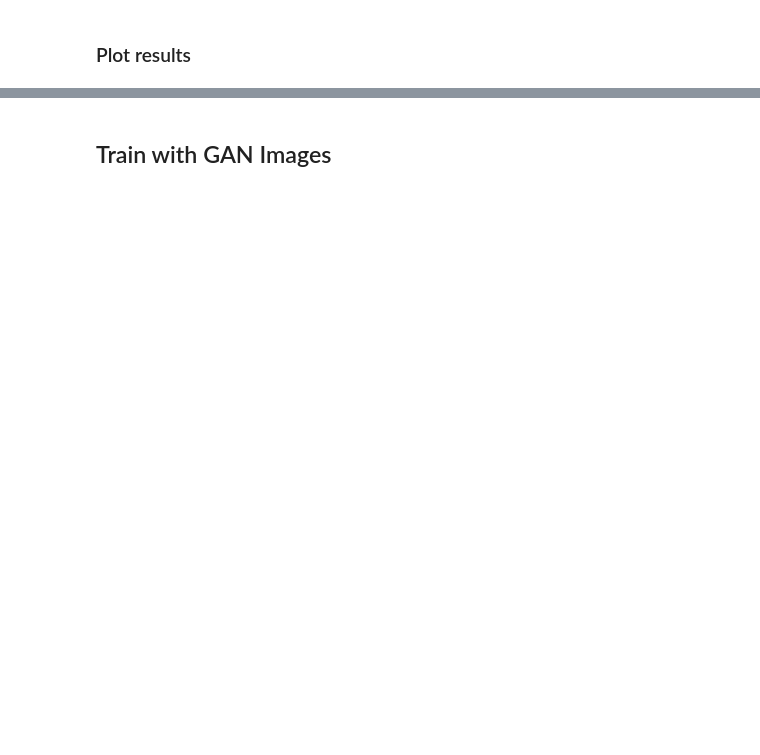
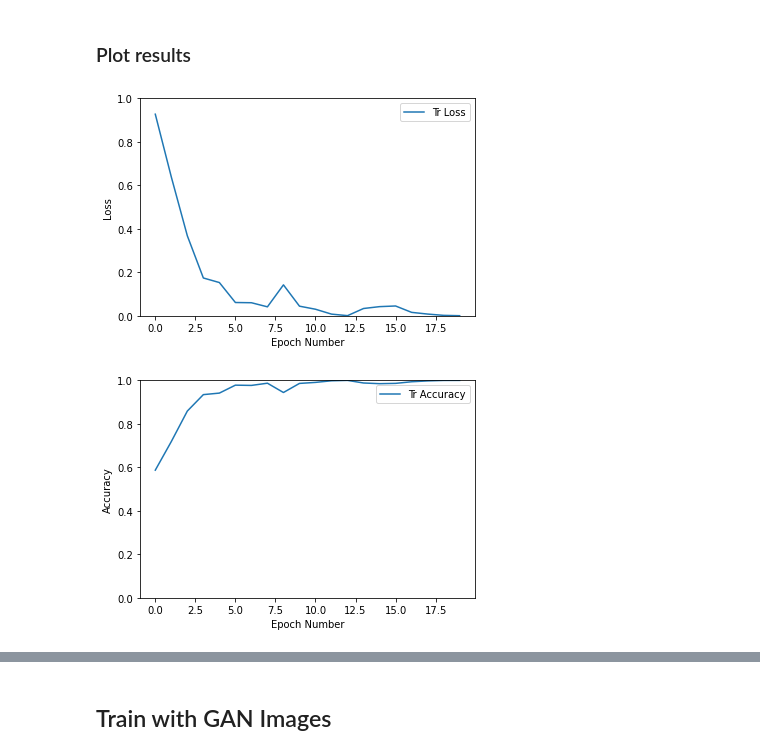
Before and after one commit to joaomsimoes/PPAI, a Jupyter notebook: classification_NLLLoss.ipynb, the cells around one changed output, grey strips where cells are left out. Drawn from its saved outputs; the diff is of its cells as text; code cells hidden in the pictures; blank space fills up the shorter version.

```diff
--- a/classification_NLLLoss.ipynb
+++ b/classification_NLLLoss.ipynb
@@ -247,7 +262,7 @@ def train_and_validate(model, loss_criterion, optimizer, epochs=1):
 
     return model, history, best_epoch
 # %%
-num_epochs = 6
+num_epochs = 20
 model_real, loss_fn_real, optimizer_real = get_model()
 trained_model_real, history_real, best_epoch = train_and_validate(model_real, loss_fn_real, optimizer_real, num_epochs)
 # %% [output]
@@ -260,18 +288,21 @@ KeyboardInterrupt:
 # %%
 torch.save(history_real, './model/classifier_real_images/history.pt')
 history = np.array(history_real)
-plt.plot(history[:,0:2])
+plt.plot(history[:,0:1])
 plt.legend(['Tr Loss', 'Val Loss'])
 plt.xlabel('Epoch Number')
 plt.ylabel('Loss')
 plt.ylim(0,1)
 plt.savefig('./model/classifier_real_images/loss_curve.png')
 plt.show()
-plt.plot(history[:,2:4])
+plt.plot(history[:,2:3])
 plt.legend(['Tr Accuracy', 'Val Accuracy'])
 plt.xlabel('Epoch Number')
 plt.ylabel('Accuracy')
 plt.ylim(0,1)
 plt.savefig('./model/classifier_real_images/accuracy_curve.png')
 plt.show()
+# %% [output]
+[figure, added]
+[figure, added]
 # %%
```
Also changed, not shown: parts of 14 cells of this notebook, 3 other files.
